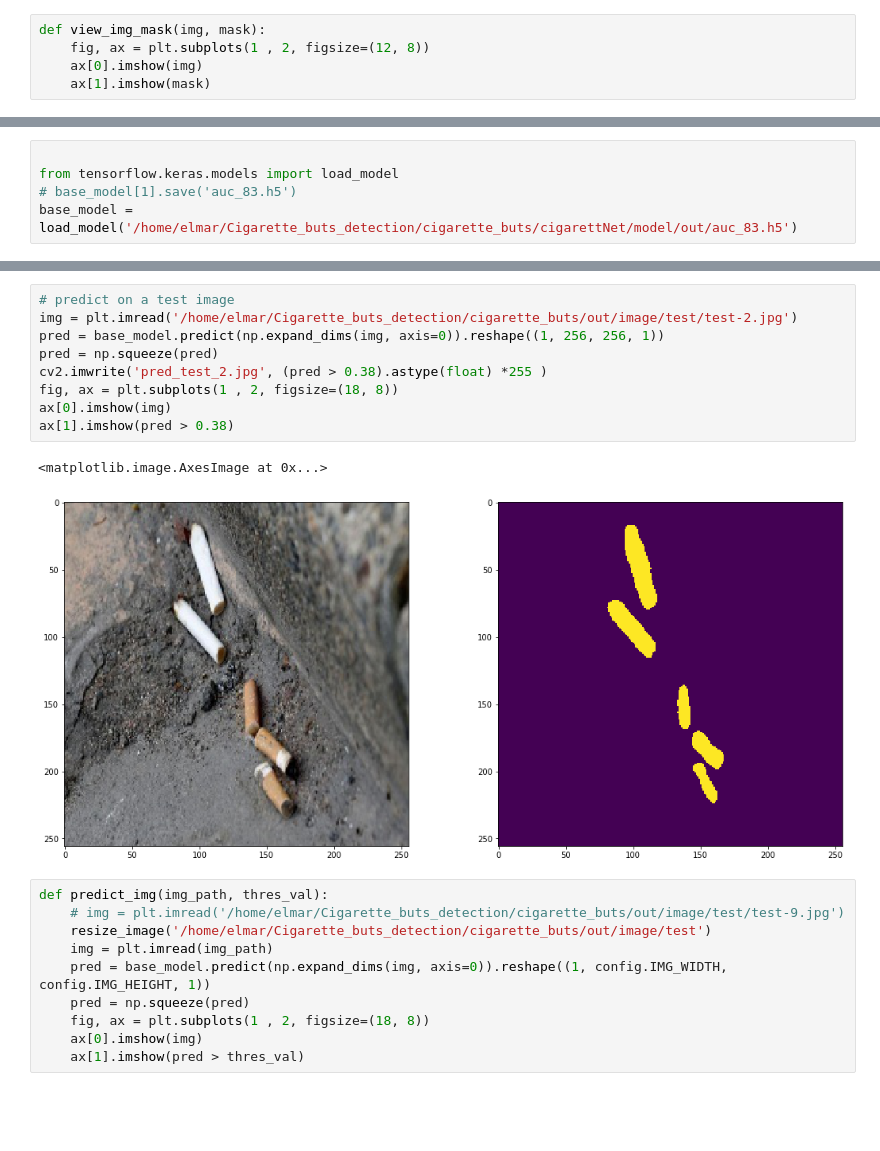
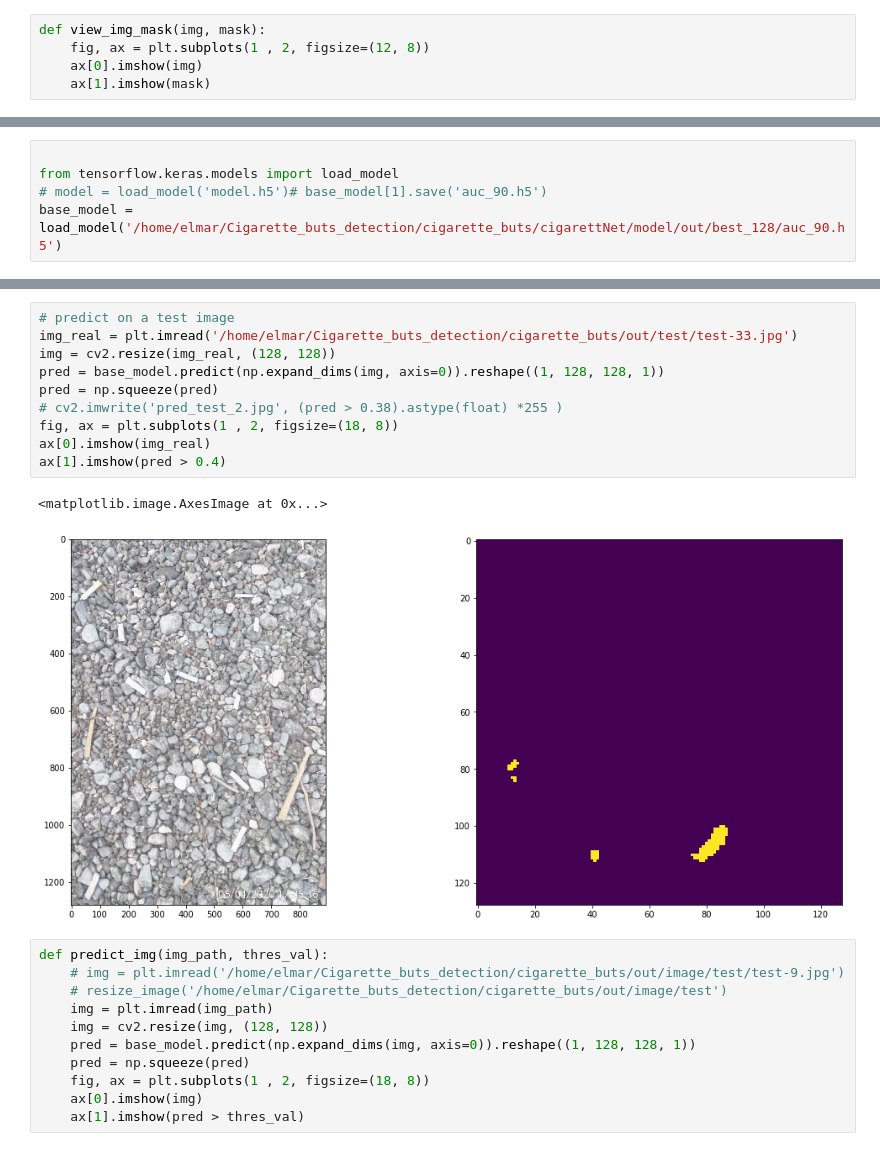
Before and after one commit to Elmar999/Cigarette_buts_detection, a Jupyter notebook: cigarette_buts/cigarettNet/test.ipynb, the cells around one changed output, grey strips where cells are left out. Drawn from its saved outputs; the diff is of its cells as text; blank space fills up the shorter version.

```diff
--- a/cigarette_buts/cigarettNet/test.ipynb
+++ b/cigarette_buts/cigarettNet/test.ipynb
@@ -340,7 +433,7 @@ Current usage from device: /job:localhost/replica:0/task:0/device:GPU:0, allocat
 # %%
 
 from tensorflow.keras.models import load_model
-# base_model[1].save('auc_83.h5')
-base_model = load_model('/home/elmar/Cigarette_buts_detection/cigarette_buts/cigarettNet/model/out/auc_83.h5')
+# model = load_model('model.h5')# base_model[1].save('auc_90.h5')
+base_model = load_model('/home/elmar/Cigarette_buts_detection/cigarette_buts/cigarettNet/model/out/best_128/auc_90.h5')
 # %%
 
@@ -369,21 +462,23 @@ view_img_mask(val[img_index], val_mask[img_index].reshape(256,256), base_model,
 # %%
 # predict on a test image
-img = plt.imread('/home/elmar/Cigarette_buts_detection/cigarette_buts/out/image/test/test-2.jpg')
-pred = base_model.predict(np.expand_dims(img, axis=0)).reshape((1, 256, 256, 1))
+img_real = plt.imread('/home/elmar/Cigarette_buts_detection/cigarette_buts/out/test/test-33.jpg')
+img = cv2.resize(img_real, (128, 128))
+pred = base_model.predict(np.expand_dims(img, axis=0)).reshape((1, 128, 128, 1))
 pred = np.squeeze(pred)
-cv2.imwrite('pred_test_2.jpg', (pred > 0.38).astype(float) *255 )
+# cv2.imwrite('pred_test_2.jpg', (pred > 0.38).astype(float) *255 )
 fig, ax = plt.subplots(1 , 2, figsize=(18, 8))
-ax[0].imshow(img)
-ax[1].imshow(pred > 0.38)
+ax[0].imshow(img_real)
+ax[1].imshow(pred > 0.4)
 # %% [output]
 <matplotlib.image.AxesImage at 0x...>
-[figure, old version]
+[figure, new version]
 # %%
 def predict_img(img_path, thres_val):
     # img = plt.imread('/home/elmar/Cigarette_buts_detection/cigarette_buts/out/image/test/test-9.jpg')
-    resize_image('/home/elmar/Cigarette_buts_detection/cigarette_buts/out/image/test')
+    # resize_image('/home/elmar/Cigarette_buts_detection/cigarette_buts/out/image/test')
     img = plt.imread(img_path)
-    pred = base_model.predict(np.expand_dims(img, axis=0)).reshape((1, config.IMG_WIDTH, config.IMG_HEIGHT, 1))
+    img = cv2.resize(img, (128, 128))
+    pred = base_model.predict(np.expand_dims(img, axis=0)).reshape((1, 128, 128, 1))
     pred = np.squeeze(pred)
     fig, ax = plt.subplots(1 , 2, figsize=(18, 8))
     ax[0].imshow(img)
```
Also changed, not shown: parts of 26 cells of this notebook.
